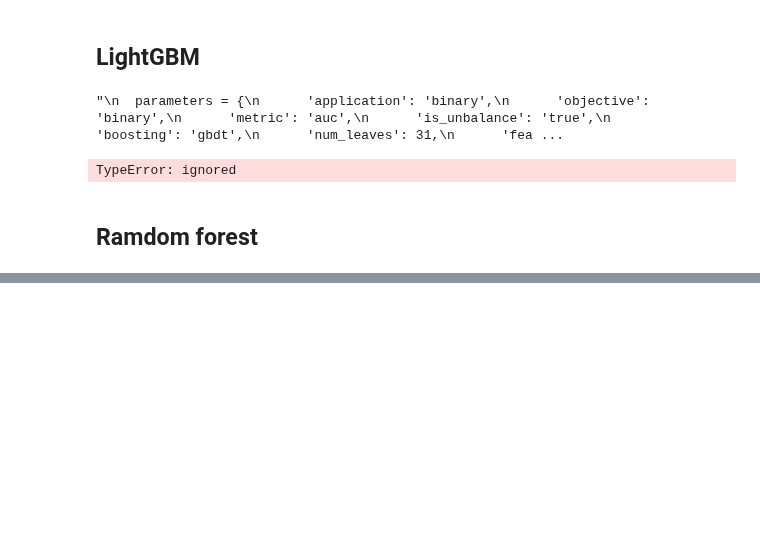
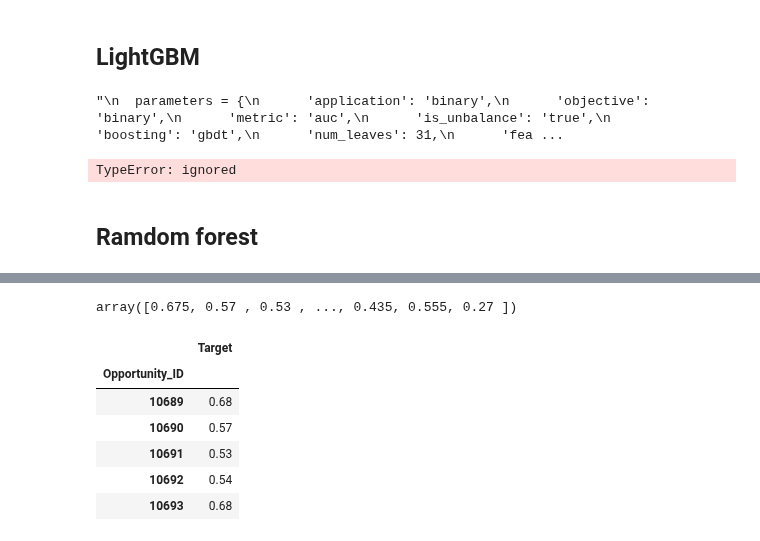
Before and after one commit to GIBelletti/TP2-Datos-2c-2020, a Jupyter notebook: TP2_2c_2020.ipynb, the cells around one changed output, grey strips where cells are left out. Drawn from its saved outputs; the diff is of its cells as text; code cells hidden in the pictures; blank space fills up the shorter version.

Commit message:
ramdom forest

```diff
--- a/TP2_2c_2020.ipynb
+++ b/TP2_2c_2020.ipynb
@@ -1072,14 +1084,14 @@ TypeError: ignored
 # %% [markdown]
 ## Ramdom forest
 # %%
-def ramdomForest():
+def ramdomForest(train_data,train_labels,eval_data):
   # Crear el modelo
-  model = RandomForestClassifier(n_estimators=100,
+  model = RandomForestClassifier(n_estimators=200,
                                  #max_features=5,
-                                 min_sample_leaf=2,
+                                 min_samples_leaf=1,
                                  oob_score=10,
                                  bootstrap=True,
-                                 verbose=2,
+                                 verbose=3,
                                  max_features='sqrt')
   #parametros importantes
   #  n_estimators: será la cantidad de árboles que generaremos.
@@ -1089,4 +1101,13 @@ def ramdomForest():
   #  boostrap: para utilizar diversos tamaños de muestras para entrenar. Si se pone en falso, utilizará siempre el dataset completo.
   #  n_jobs: si tienes multiples cores en tu CPU, puedes indicar cuantos puede usar el modelo al entrenar para acelerar el entrenamiento.
   # a entrenar!
-  model.fit(X_train, y_train)
+  model.fit(train_data, train_labels)
+  predictions = model.predict_proba(eval_data)
+  return predictions
+# %%
+#Uso los mismos valores de XGB para las variables categoricas ya que no las soporta
+desacerse = ['Planned_Delivery_End_Date_anio','Planned_Delivery_End_Date_mes','Planned_Delivery_End_Date_dia','Last_Modified_Date_dia']
+res = ramdomForest(agrupacionEntrenamientoXGB.drop(desacerse,axis=1),
+                   entrenamientoResultado,
+                   agrupacionTesteoXGB.drop(desacerse,axis=1))
+res
@@ -1092,0 +1147,17 @@ def ramdomForest():
+# %%
+resultado = auxiliarUnificarValor(res)
+resultado = (resultado - 1) * (-1)#En las ultimas pruevas es el opuesto el que genera mejor resultado
+resultado
+# %% [output]
+array([0.675, 0.57 , 0.53 , ..., 0.435, 0.555, 0.27 ])
+# %%
+dataResultante = generarResultado(agrupacionTesteo,resultado)
+dataResultante.head()
+# %% [output]
+|  | Target |
+| Opportunity_ID |  |
+| 10689 | 0.68 |
+| 10690 | 0.57 |
+| 10691 | 0.53 |
+| 10692 | 0.54 |
+| 10693 | 0.68 |
```
Also changed, not shown: parts of 15 cells of this notebook.
